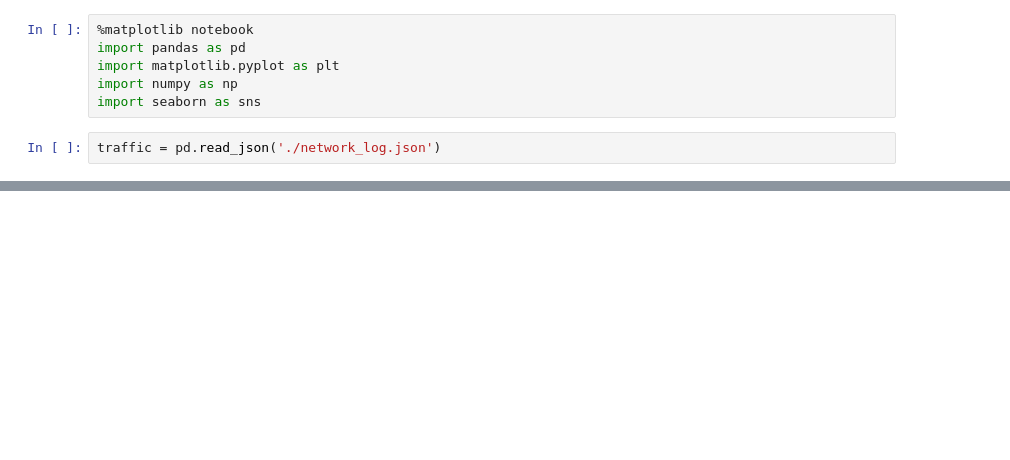
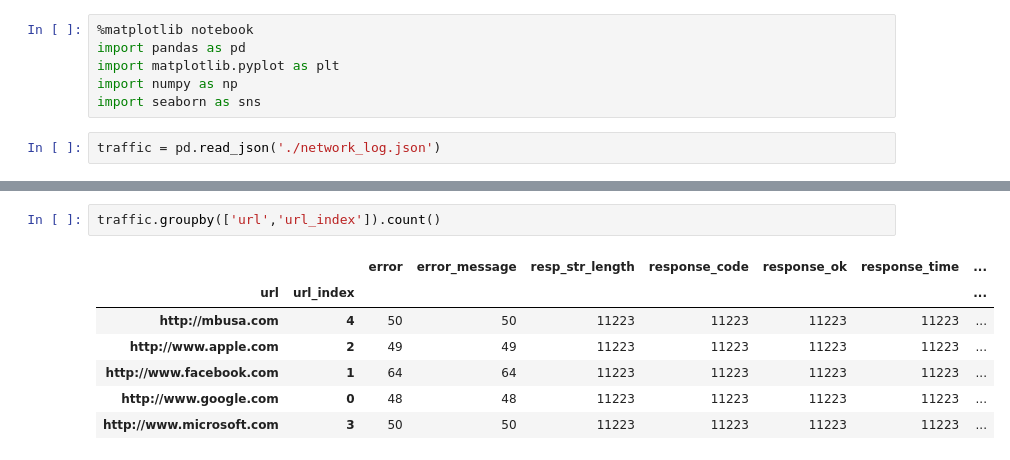
Before and after one commit to Jollyhrothgar/network_monitor, a Jupyter notebook: NetworkTraffic.ipynb, the cells around one changed output, grey strips where cells are left out. Drawn from its saved outputs; the diff is of its cells as text; blank space fills up the shorter version.

```diff
--- a/NetworkTraffic.ipynb
+++ b/NetworkTraffic.ipynb
@@ -18,2 +23,12 @@ traffic.head()
+# %%
+traffic.groupby(['url','url_index']).count()
+# %% [output]
+|  |  | error | error_message | resp_str_length | response_code | response_ok | response_time | ... |
+| url | url_index |  |  |  |  |  |  | ... |
+| http://mbusa.com | 4 | 50 | 50 | 11223 | 11223 | 11223 | 11223 | ... |
+| http://www.apple.com | 2 | 49 | 49 | 11223 | 11223 | 11223 | 11223 | ... |
+| http://www.facebook.com | 1 | 64 | 64 | 11223 | 11223 | 11223 | 11223 | ... |
+| http://www.google.com | 0 | 48 | 48 | 11223 | 11223 | 11223 | 11223 | ... |
+| http://www.microsoft.com | 3 | 50 | 50 | 11223 | 11223 | 11223 | 11223 | ... |
 # %%
 fig, ax = plt.subplots(figsize=(8,6))
```
Also changed, not shown: parts of 6 cells of this notebook, 1 other file.
